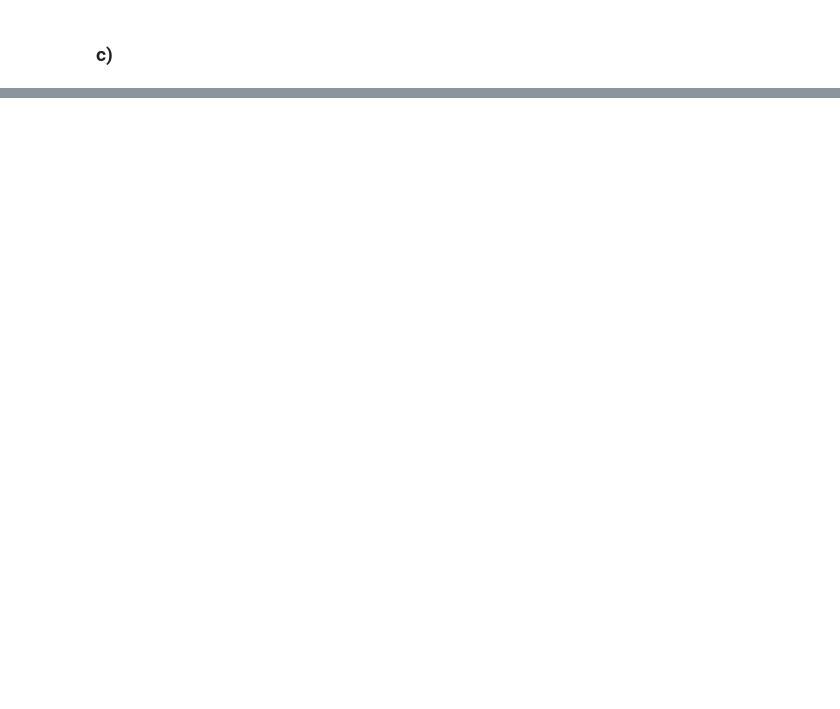
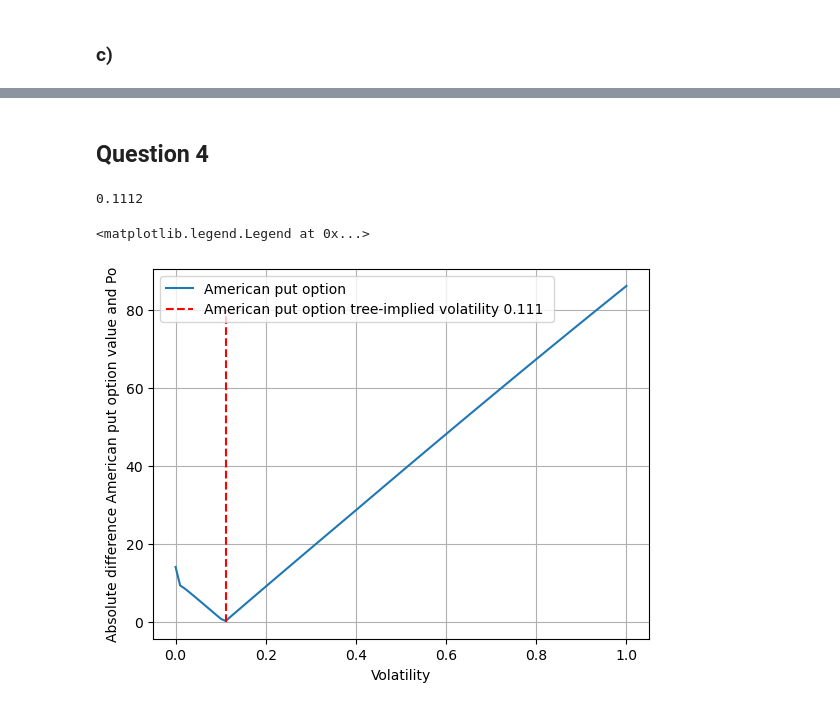
Before and after one commit to JuanSandalinas/Stochastic-Calculus, a Jupyter notebook: binomial.ipynb, the cells around one changed output, grey strips where cells are left out. Drawn from its saved outputs; the diff is of its cells as text; code cells hidden in the pictures; blank space fills up the shorter version.

```diff
--- a/binomial.ipynb
+++ b/binomial.ipynb
@@ -132,4 +135,5 @@ puts_df.reset_index(drop=True, inplace=True)
 print(f'Last Traded Price of put option with Expiry: {puts_df.loc[0,"ExpirationDate"]}, Strike price: ${puts_df.loc[0,"strike"]}, and Open Interest: {puts_df.loc[0,"openInterest"]} is ${puts_df.loc[0,"lastPrice"]}')
 K = puts_df.loc[0,"strike"]
 S = aapl_data['Close'].iloc[-1]
+Po = puts_df.loc[0,"lastPrice"]
 # %% [output]
@@ -239,0 +270,21 @@ rs = np.linspace(0,1,num=100)
+# %% [markdown]
+## Question 4
+# %%
+vols = np.linspace(0.0001,1,num=100)
+binomial_trees = np.vectorize(Binomial_Tree,excluded= ['S','r','T','N', 'K'])(S,r,vols,T,100,K)
+
+am = np.vectorize(lambda x: x.v_tree_american[0,0])(binomial_trees)
+values = np.abs(am - Po)
+c = np.argmin(values)
+print(vols[c])
+plt.plot(vols, values, label = "American put option")
+plt.plot((vols[c], vols[c]),(-0.0001,80), linestyle='--' ,label = f"American put option tree-implied volatility {np.round(vols[c],3)} ", color = 'red')
+
+plt.xlabel('Volatility')
+plt.ylabel('Absolute difference American put option value and Po')
+plt.grid(True)
+plt.legend()
+# %% [output]
+0.1112
+<matplotlib.legend.Legend at 0x...>
+[figure, added]
```
Also changed, not shown: parts of 14 cells of this notebook, 2 other files.
